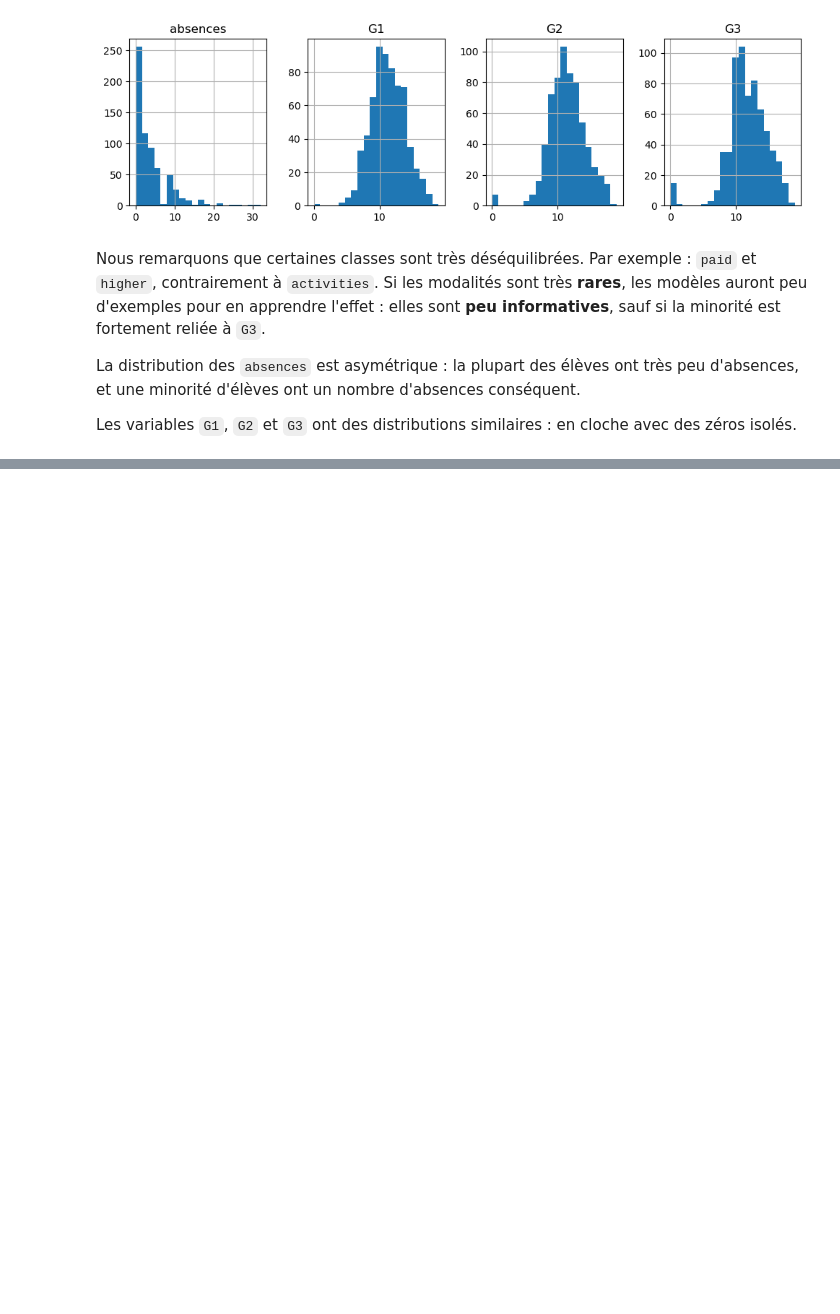
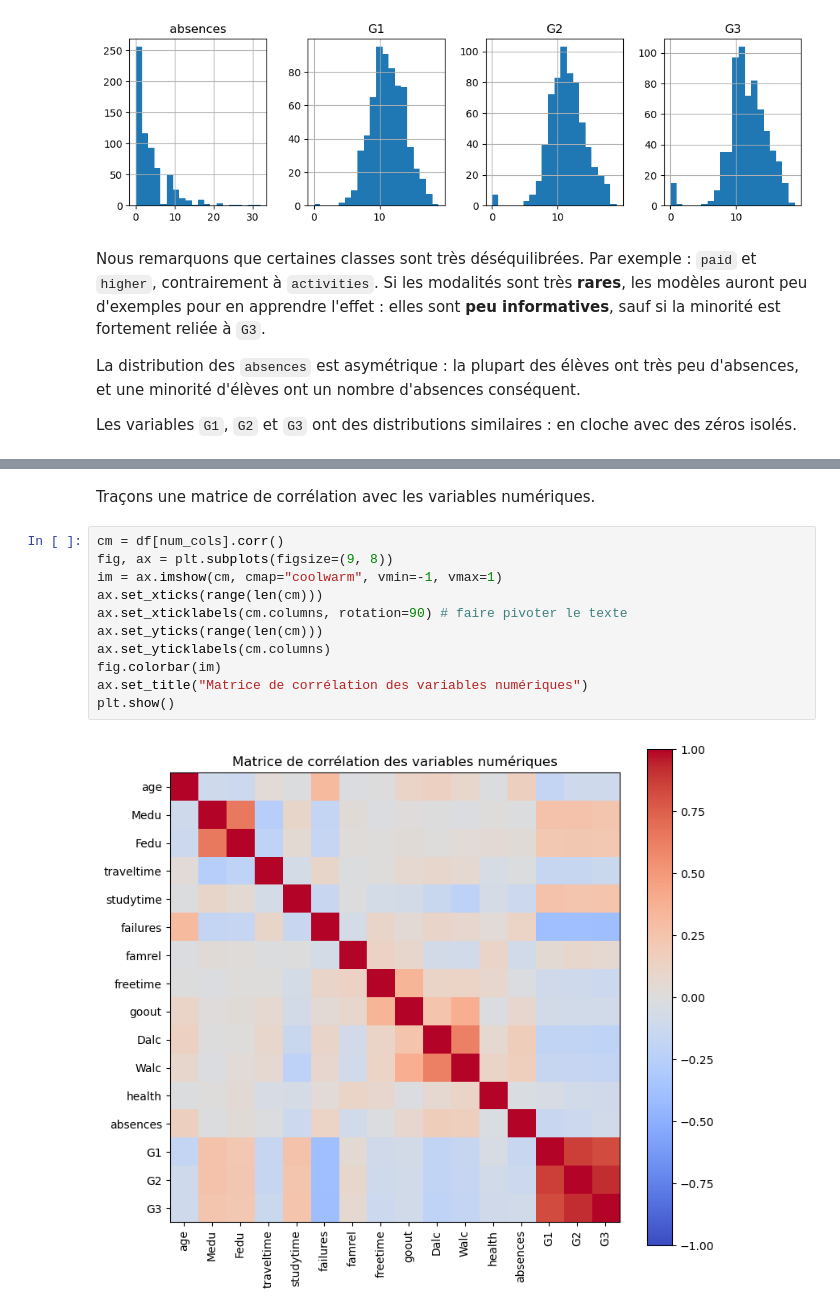
Before and after one commit to elalaxi/ML_kaggle, a Jupyter notebook: student_perf_real/1-exploration.ipynb, the cells around one changed output, grey strips where cells are left out. Drawn from its saved outputs; the diff is of its cells as text; blank space fills up the shorter version.

```diff
--- a/student_perf_real/1-exploration.ipynb
+++ b/student_perf_real/1-exploration.ipynb
@@ -127,0 +150,15 @@ Les variables `G1`, `G2` et `G3` ont des distributions similaires : en cloche av
+# %% [markdown]
+Traçons une matrice de corrélation avec les variables numériques.
+# %%
+cm = df[num_cols].corr()
+fig, ax = plt.subplots(figsize=(9, 8))
+im = ax.imshow(cm, cmap="coolwarm", vmin=-1, vmax=1)
+ax.set_xticks(range(len(cm)))
+ax.set_xticklabels(cm.columns, rotation=90) # faire pivoter le texte
+ax.set_yticks(range(len(cm)))
+ax.set_yticklabels(cm.columns)
+fig.colorbar(im)
+ax.set_title("Matrice de corrélation des variables numériques")
+plt.show()
+# %% [output]
+[figure, added]
```
Also changed, not shown: parts of 7 cells of this notebook.
